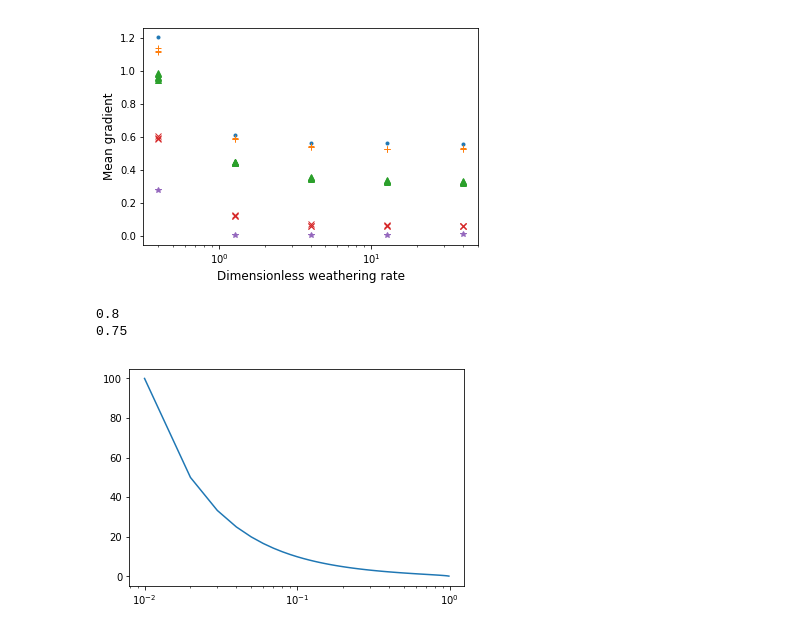
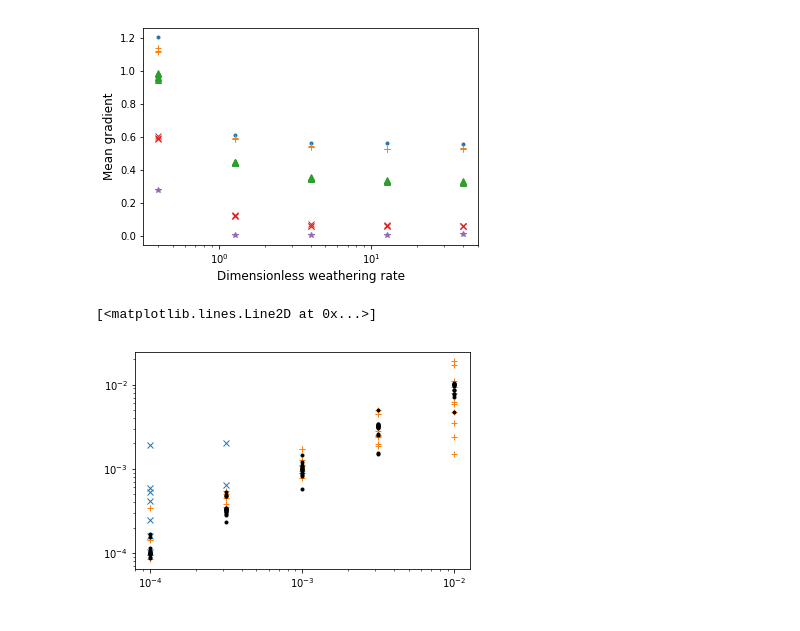
Before and after one commit to gregtucker/grain_hills, a Jupyter notebook: DataAnalysis/analysis_of_weathering_5x5x5_param_study.ipynb, the cells around one changed output. Saved outputs shown, nothing was run; the diff lists cells and outputs as text; code cells hidden in the pictures.

```diff
--- a/DataAnalysis/analysis_of_weathering_5x5x5_param_study.ipynb
+++ b/DataAnalysis/analysis_of_weathering_5x5x5_param_study.ipynb
@@ -21,6 +21,9 @@ mean_ht = np.zeros(N)
 mean_slope = np.zeros(N)
 mean_soil = np.zeros(N)
 frac_cover = np.zeros(N)
+num_air_faces = np.zeros(N)
+num_soil_air_faces = np.zeros(N)
+num_rock_air_faces = np.zeros(N)
 
 i = -1
 with open('grain_hill_wxing_results.csv', 'rb') as csvfile:
@@ -38,6 +41,9 @@ with open('grain_hill_wxing_results.csv', 'rb') as csvfile:
             mean_slope[i] = float(row[8])
             mean_soil[i] = float(row[9])
             frac_cover[i] = float(row[10])
+            num_air_faces[i] = float(row[11])
+            num_soil_air_faces[i] = float(row[12])
+            num_rock_air_faces[i] = float(row[13])
         i += 1
 csvfile.close()
 # %%
@@ -164,14 +170,23 @@ plt.ylabel('Mean gradient', {'fontsize' : 12})
 plt.savefig('wx_gradient_vs_weath_rate.pdf')
 # %% [output]
 [figure]
-# %%
-# Just a thought: ...
-wp = np.arange(0.01, 1.0, 0.01)
-spred = np.tan(np.arccos(wp))
-plt.semilogx(wp, spred)
-print(wp[79])
-print(spred[79])
-# %% [output]
-0.8
-0.75
-[figure, removed]
+# %%
+# Now, let's look at the relationship between observed and predicted weathering rate.
+# The predicted weathering rate, in this case, is the weathering rate parameter times (number of rock-air faces /
+# total number of solid-air faces)
+pred_wx_rate = 1.0 / tau
+estd_wx_rate = (num_rock_air_faces / 255.) * w
+# %%
+few_faces = np.where(num_rock_air_faces < 25)[0]
+many_faces = np.where(num_rock_air_faces >= 25)[0]
+hge4 = np.where(max_ht >= 4)[0]
+hlt4 = np.where(max_ht < 4)[0]
+most = np.where(np.logical_and(max_ht >= 4, num_rock_air_faces >=25))[0]
+plt.loglog(pred_wx_rate[hlt4], estd_wx_rate[hlt4], 'x')
+plt.loglog(pred_wx_rate[few_faces], estd_wx_rate[few_faces], '+')
+plt.loglog(pred_wx_rate[most], estd_wx_rate[most], 'k.')
+
+# Next: continue to filter out < N cells high hills, but also plot by frac cover quintiles
+# %% [output]
+[<matplotlib.lines.Line2D at 0x...>]
+[figure, added]
```
Also changed, not shown: 1 other file.
